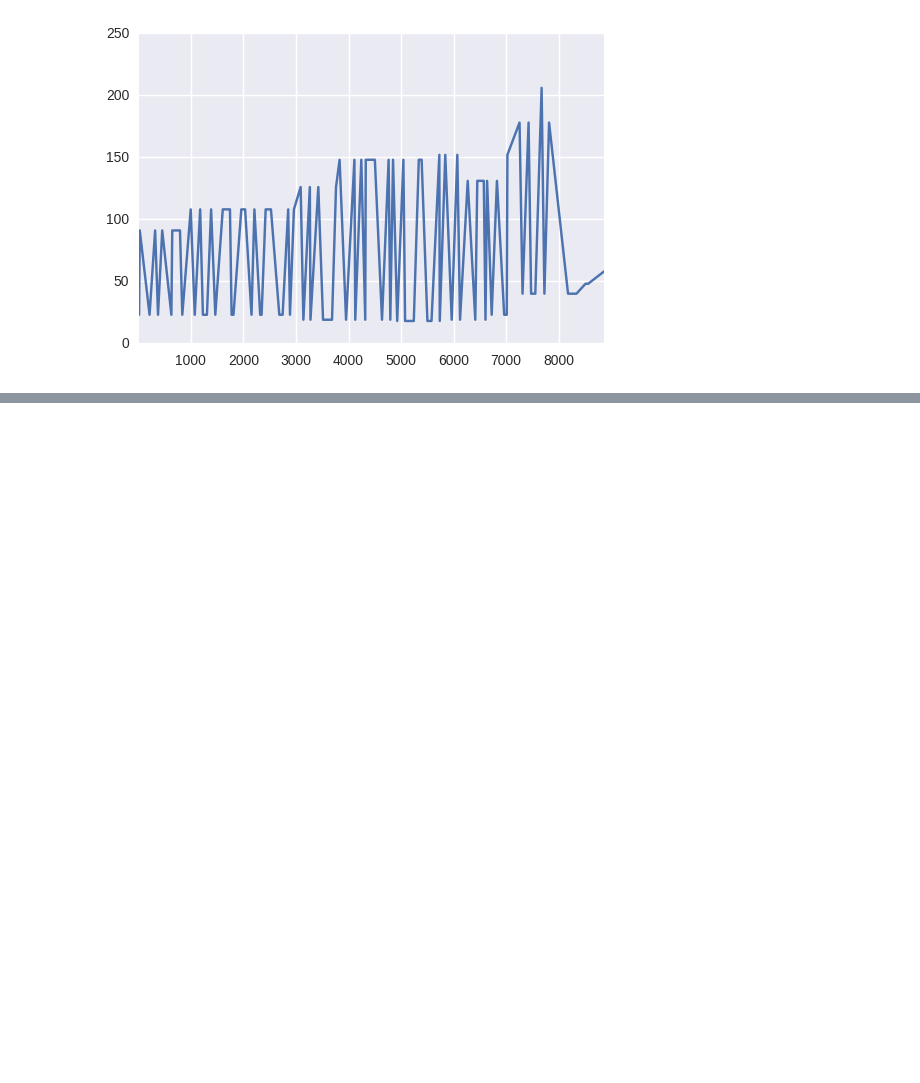
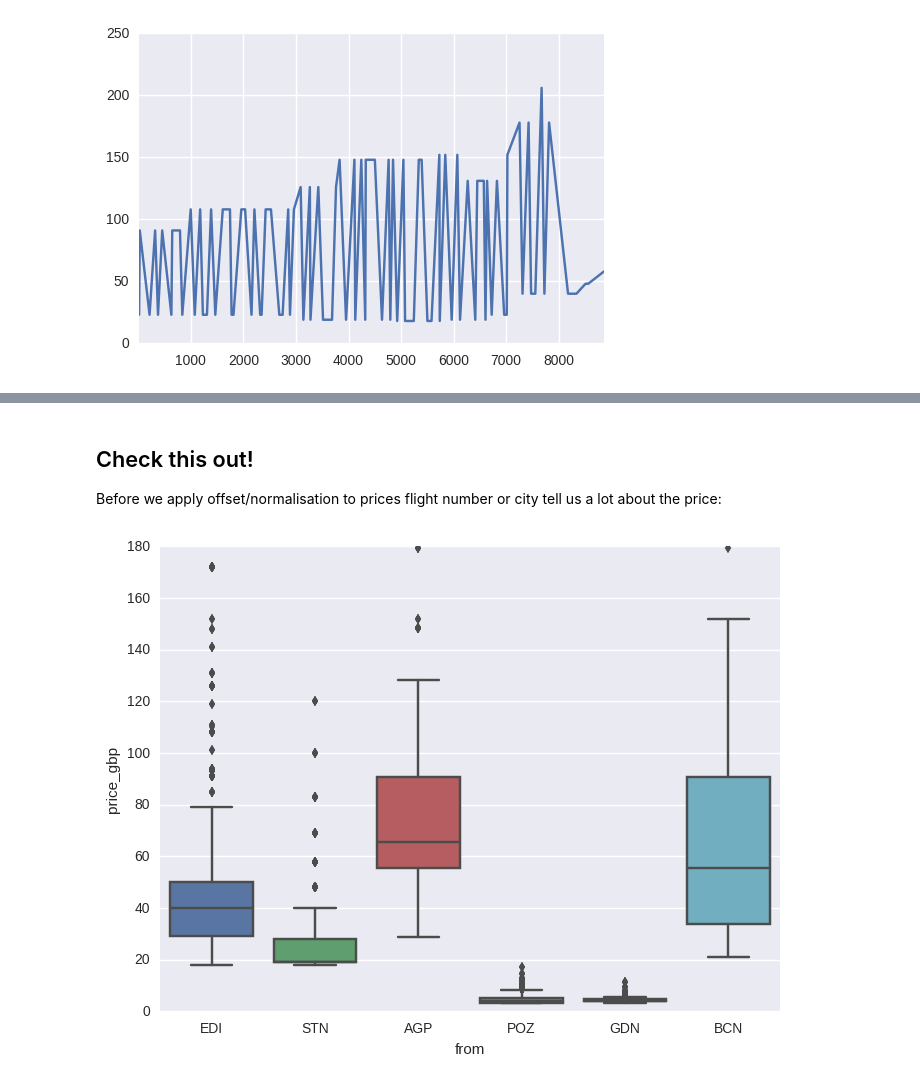
Before and after one commit to iramusa/price-pred, a Jupyter notebook: notebooks/visualise.ipynb, the cells around one changed output, grey strips where cells are left out. Drawn from its saved outputs; the diff is of its cells as text; code cells hidden in the pictures; blank space fills up the shorter version.

```diff
--- a/notebooks/visualise.ipynb
+++ b/notebooks/visualise.ipynb
@@ -126,0 +108,10 @@ data.sort_values('check_date')
+# %% [markdown]
+## Check this out!
+Before we apply offset/normalisation to prices flight number or city tell us a lot about the price:
+# %%
+var_ctrl = 'from'
+var_dep = 'price_gbp'
+f, ax = plt.subplots(figsize=(8, 6))
+fig = sns.boxplot(x=var_ctrl, y=var_dep, data=data)
+# %% [output]
+[figure, added]
```
Also changed, not shown: parts of 10 cells of this notebook.
